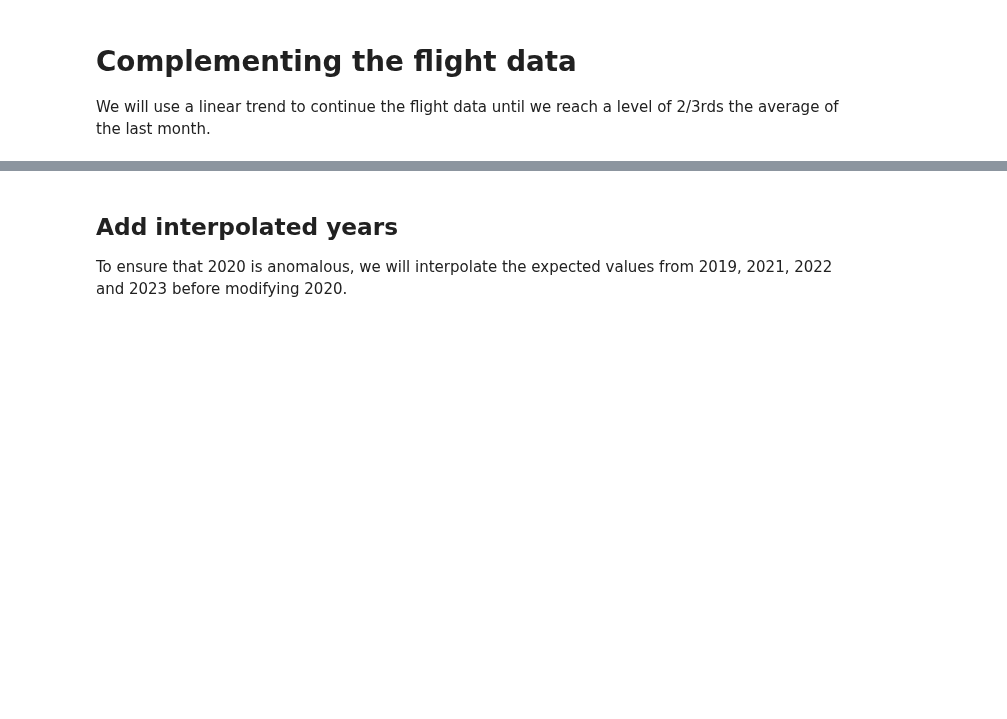
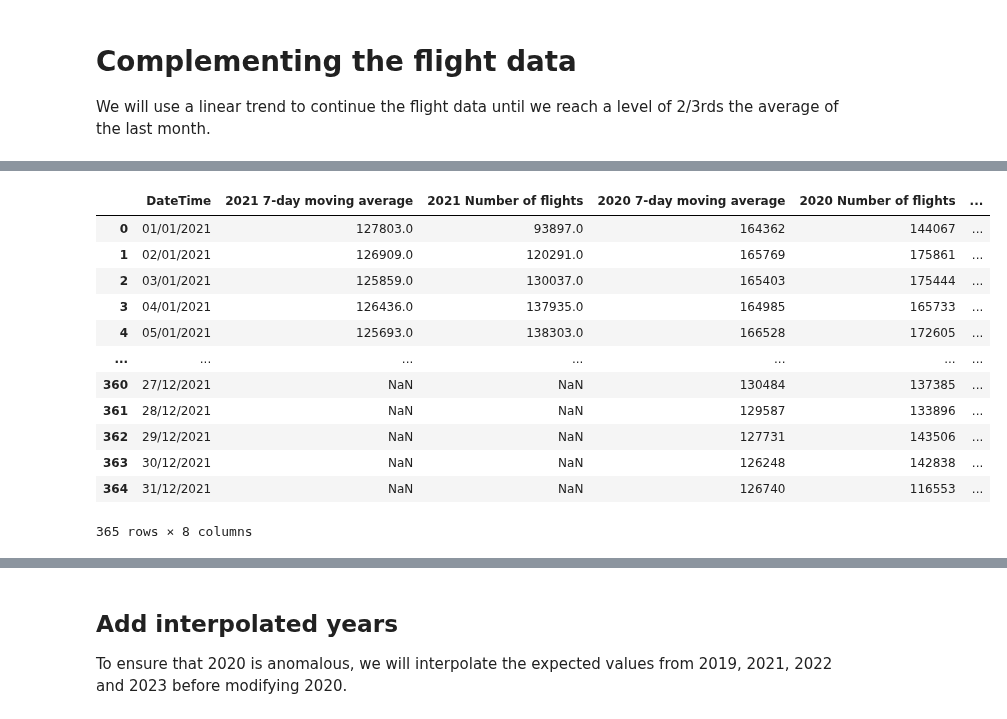
Before and after one commit to Rlamboll/modify_COVID19_netCDF_Emissions, a Jupyter notebook: calculations/calc_aviation_emissions.ipynb, the cells around one changed output, grey strips where cells are left out. Cells and saved outputs as stored; diff of their text form; code cells hidden in the pictures; blank space fills up the shorter version.

```diff
--- a/calculations/calc_aviation_emissions.ipynb
+++ b/calculations/calc_aviation_emissions.ipynb
@@ -106,0 +85,16 @@ flights_list = list(flights_change["Number of flights"][:]) + [
+# %%
+flights_change
+# %% [output]
+|  | DateTime | 2021 7-day moving average | 2021 Number of flights | 2020 7-day moving average | 2020 Number of flights | ... |
+| 0 | 01/01/2021 | 127803.0 | 93897.0 | 164362 | 144067 | ... |
+| 1 | 02/01/2021 | 126909.0 | 120291.0 | 165769 | 175861 | ... |
+| 2 | 03/01/2021 | 125859.0 | 130037.0 | 165403 | 175444 | ... |
+| 3 | 04/01/2021 | 126436.0 | 137935.0 | 164985 | 165733 | ... |
+| 4 | 05/01/2021 | 125693.0 | 138303.0 | 166528 | 172605 | ... |
+| ... | ... | ... | ... | ... | ... | ... |
+| 360 | 27/12/2021 | NaN | NaN | 130484 | 137385 | ... |
+| 361 | 28/12/2021 | NaN | NaN | 129587 | 133896 | ... |
+| 362 | 29/12/2021 | NaN | NaN | 127731 | 143506 | ... |
+| 363 | 30/12/2021 | NaN | NaN | 126248 | 142838 | ... |
+| 364 | 31/12/2021 | NaN | NaN | 126740 | 116553 | ... |
+365 rows × 8 columns
```
Also changed, not shown: parts of 24 cells of this notebook.
